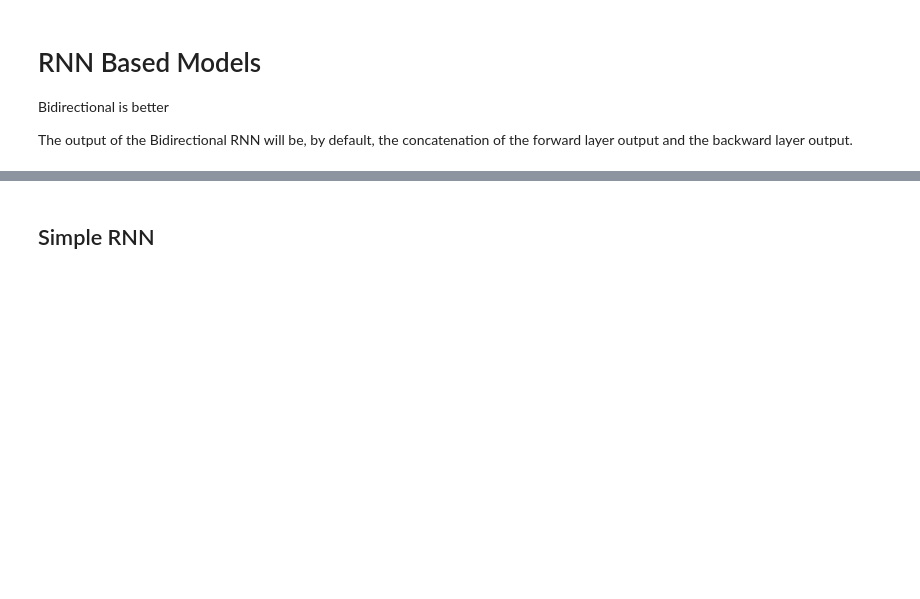
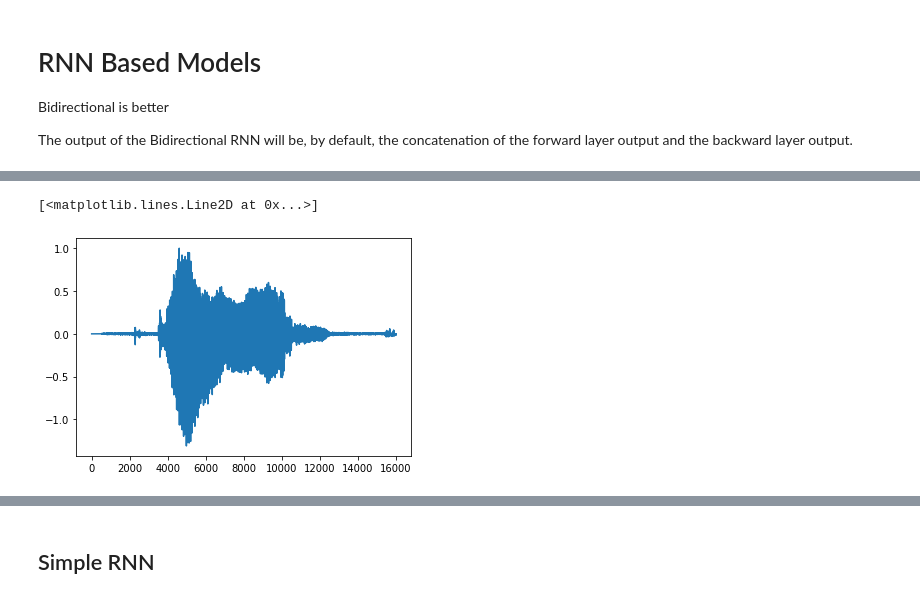
Before and after one commit to rmazzier/HDA-Project-Key-Word-Spotting, a Jupyter notebook: RNN Experiments.ipynb, the cells around one changed output, grey strips where cells are left out. Saved outputs shown, nothing was run; the diff lists cells and outputs as text; code cells hidden in the pictures; blank space fills up the shorter version.

```diff
--- a/RNN Experiments.ipynb
+++ b/RNN Experiments.ipynb
@@ -119,0 +152,5 @@ array([[ 0.00670831, -0.00058554, -0.00036658, ...,  0.        ,
+# %%
+plt.plot(augment_sample(generate_sample(X_train[1])))
+# %% [output]
+[<matplotlib.lines.Line2D at 0x...>]
+[figure, added]
```
Also changed, not shown: parts of 68 cells of this notebook, 21 other files.
